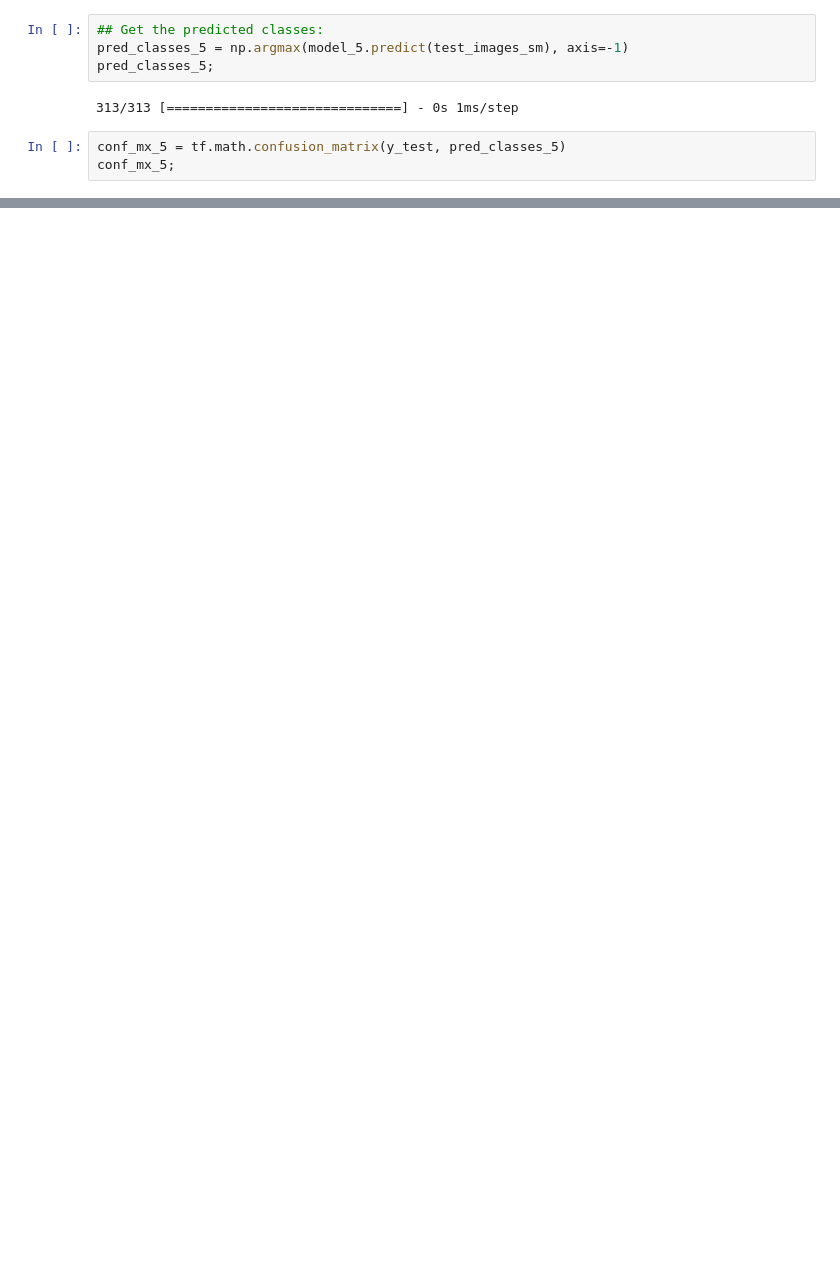
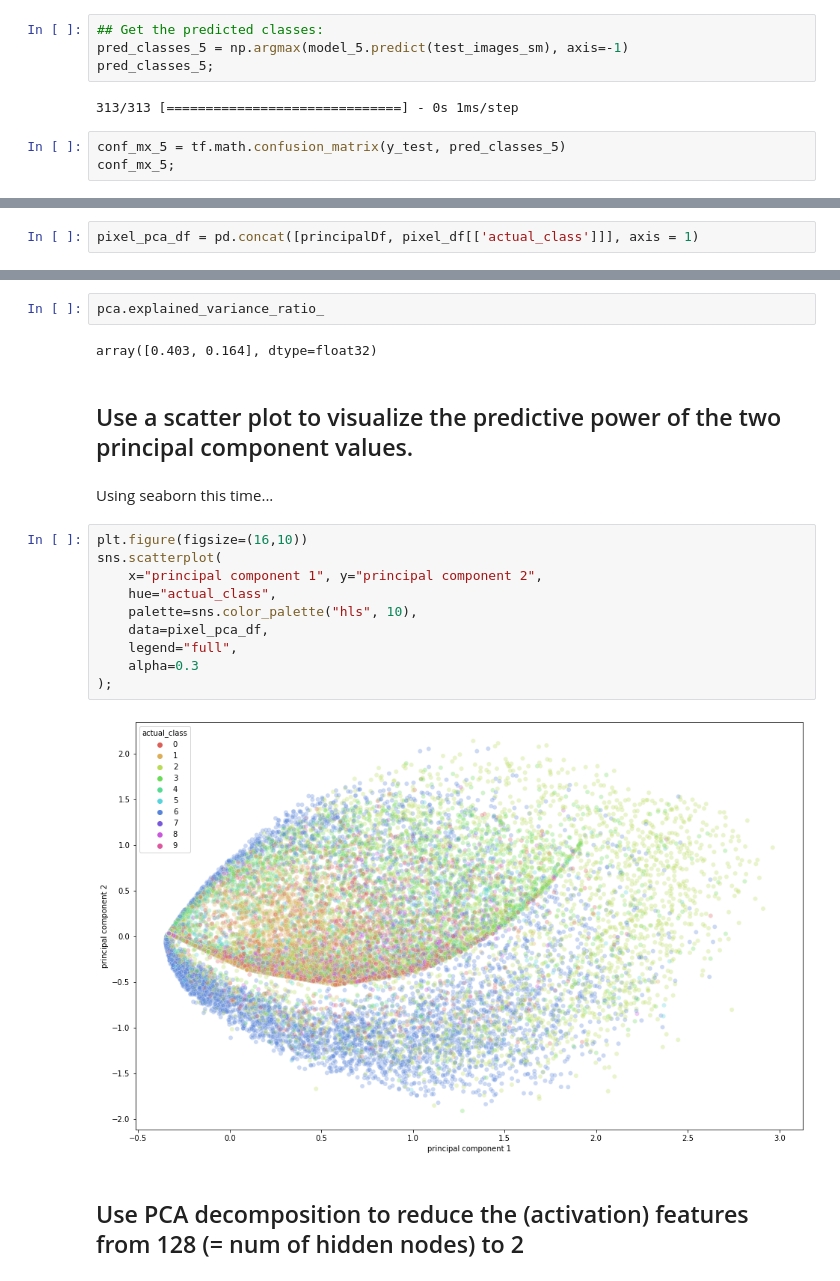
Before and after one commit to alawrence30/Deep-Learning, a Jupyter notebook: MSDS458_Assignment_01_v26_2.ipynb, the cells around one changed output, grey strips where cells are left out. Cells and saved outputs as stored; diff of their text form; blank space fills up the shorter version.

```diff
--- a/MSDS458_Assignment_01_v26_2.ipynb
+++ b/MSDS458_Assignment_01_v26_2.ipynb
@@ -2601,0 +2599,2 @@ plt.show()
+# %%
+pixel_pca_df = pd.concat([principalDf, pixel_df[['actual_class']]], axis = 1)
@@ -2601,0 +2610,22 @@ plt.show()
+# %%
+pca.explained_variance_ratio_
+# %% [output]
+array([0.403, 0.164], dtype=float32)
+# %% [markdown]
+## Use a scatter plot to visualize the predictive power of the two principal component values.
+# %% [markdown]
+Using seaborn this time...
+# %%
+plt.figure(figsize=(16,10))
+sns.scatterplot(
+    x="principal component 1", y="principal component 2",
+    hue="actual_class",
+    palette=sns.color_palette("hls", 10),
+    data=pixel_pca_df,
+    legend="full",
+    alpha=0.3
+);
+# %% [output]
+[figure, added]
+# %% [markdown]
+## Use PCA decomposition to reduce the (activation) features from 128 (= num of hidden nodes) to 2
```
Also changed, not shown: parts of 99 cells of this notebook.
